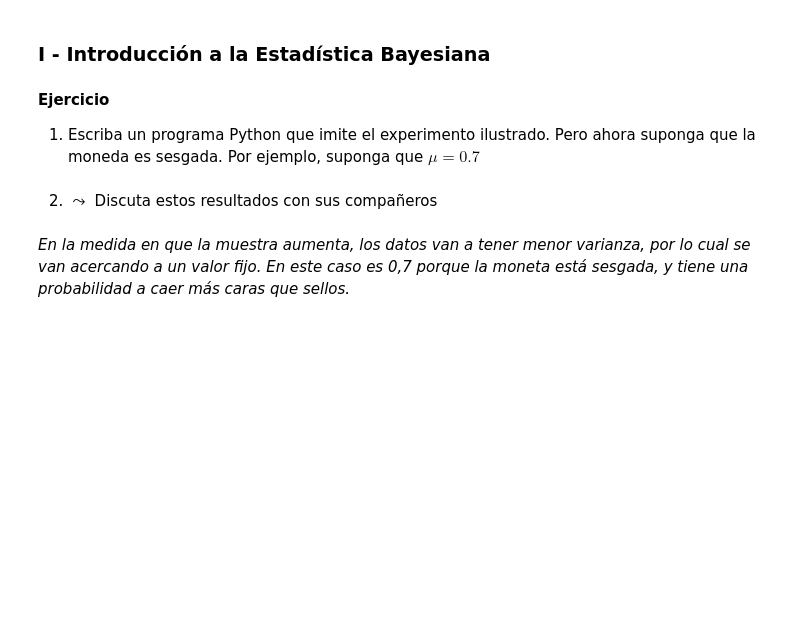
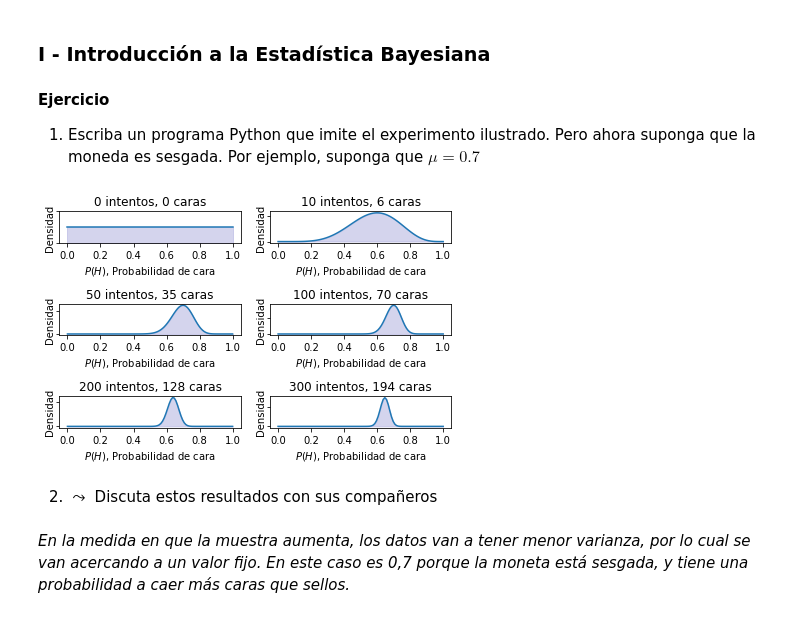
Before and after one commit to SebastianVela/EstadisticaBayesiana, a Jupyter notebook: Hurtado-Vela.ipynb, the cells around one changed output. Cells and saved outputs as stored; diff of their text form; code cells hidden in the pictures; blank space fills up the shorter version.

```diff
--- a/Hurtado-Vela.ipynb
+++ b/Hurtado-Vela.ipynb
@@ -24,26 +24,28 @@ ___
 # %%
 if __name__ == "__main__":
     numero_de_intentos = [0, 10, 50, 100, 200, 300]
     data = stats.bernoulli.rvs(0.7, size=numero_de_intentos[-1])
 x = np.linspace(0, 1, 100)
 for i, N in enumerate(numero_de_intentos):
-        caras = data[:N].sum()
+        caras = data[0:N].sum()
 
         ax = plt.subplot(len(numero_de_intentos) / 2, 2, i + 1)
         ax.set_title("%s intentos, %s caras" % (N, caras))
 
         plt.xlabel("$P(H)$, Probabilidad de cara")
         plt.ylabel("Densidad")
         if i == 0:
             plt.ylim([0.0, 2.0])
         plt.setp(ax.get_yticklabels(), visible=False)
 
         y = stats.beta.pdf(x, 1 + caras, 1 + N - caras)
-        plt.plot(x, y, label="observe %d tosses,\n %d heads" % (N, heads))
+        plt.plot(x, y, label="observe %d tosses,\n %d caras" % (N, caras))
         plt.fill_between(x, 0, y, color="#aaaadd", alpha=0.5)
 
 plt.tight_layout()
 plt.show()
+# %% [output]
+[figure, added]
 # %% [markdown]
 2. $\leadsto$ Discuta estos resultados con sus compañeros
 # %% [markdown]
```
Also changed, not shown: parts of 11 cells of this notebook.
